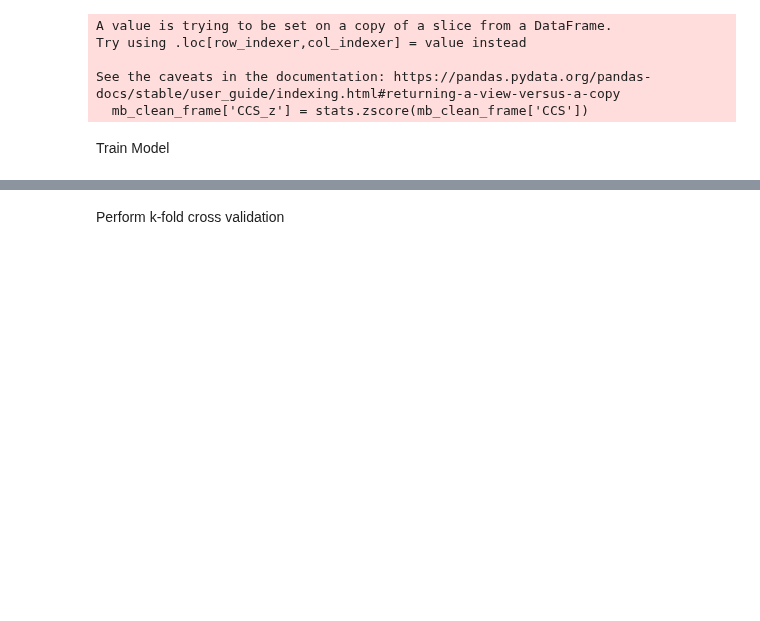
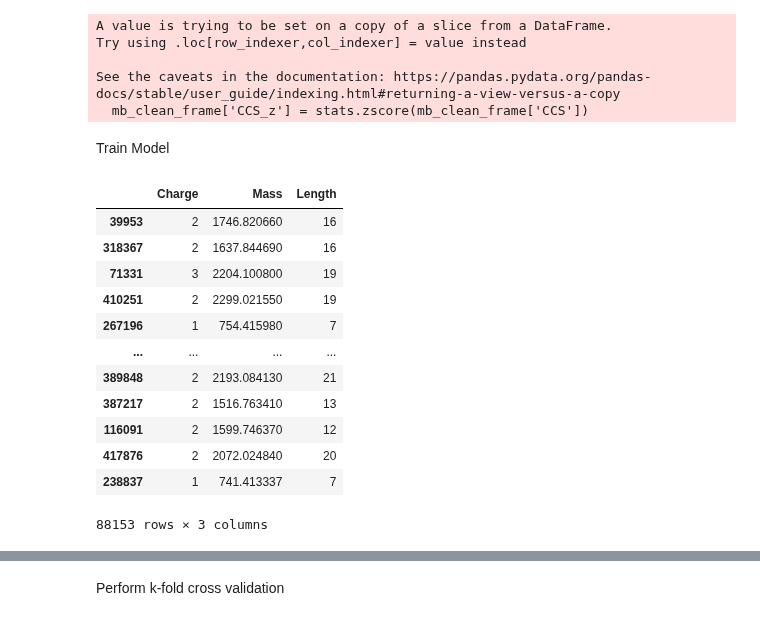
Before and after one commit to IngiumDev/ion-mobility-prediction, a Jupyter notebook: models/lin_reg/lin_reg_0.1_RF_Testing.ipynb, the cells around one changed output, grey strips where cells are left out. Drawn from its saved outputs; the diff is of its cells as text; code cells hidden in the pictures; blank space fills up the shorter version.

```diff
--- a/models/lin_reg/lin_reg_0.1_RF_Testing.ipynb
+++ b/models/lin_reg/lin_reg_0.1_RF_Testing.ipynb
@@ -52,6 +53,22 @@ y_test_df = pd.DataFrame(y_test)
 
 # Define the number of folds
 k = 4
+# %%
+X_test
+# %% [output]
+|  | Charge | Mass | Length |
+| 39953 | 2 | 1746.820660 | 16 |
+| 318367 | 2 | 1637.844690 | 16 |
+| 71331 | 3 | 2204.100800 | 19 |
+| 410251 | 2 | 2299.021550 | 19 |
+| 267196 | 1 | 754.415980 | 7 |
+| ... | ... | ... | ... |
+| 389848 | 2 | 2193.084130 | 21 |
+| 387217 | 2 | 1516.763410 | 13 |
+| 116091 | 2 | 1599.746370 | 12 |
+| 417876 | 2 | 2072.024840 | 20 |
+| 238837 | 1 | 741.413337 | 7 |
+88153 rows × 3 columns
 # %%
 # all test data in one df
 test_data = pd.concat([X_test_df, y_test_df], axis=1)
```
Also changed, not shown: parts of 12 cells of this notebook, 2 other files.
